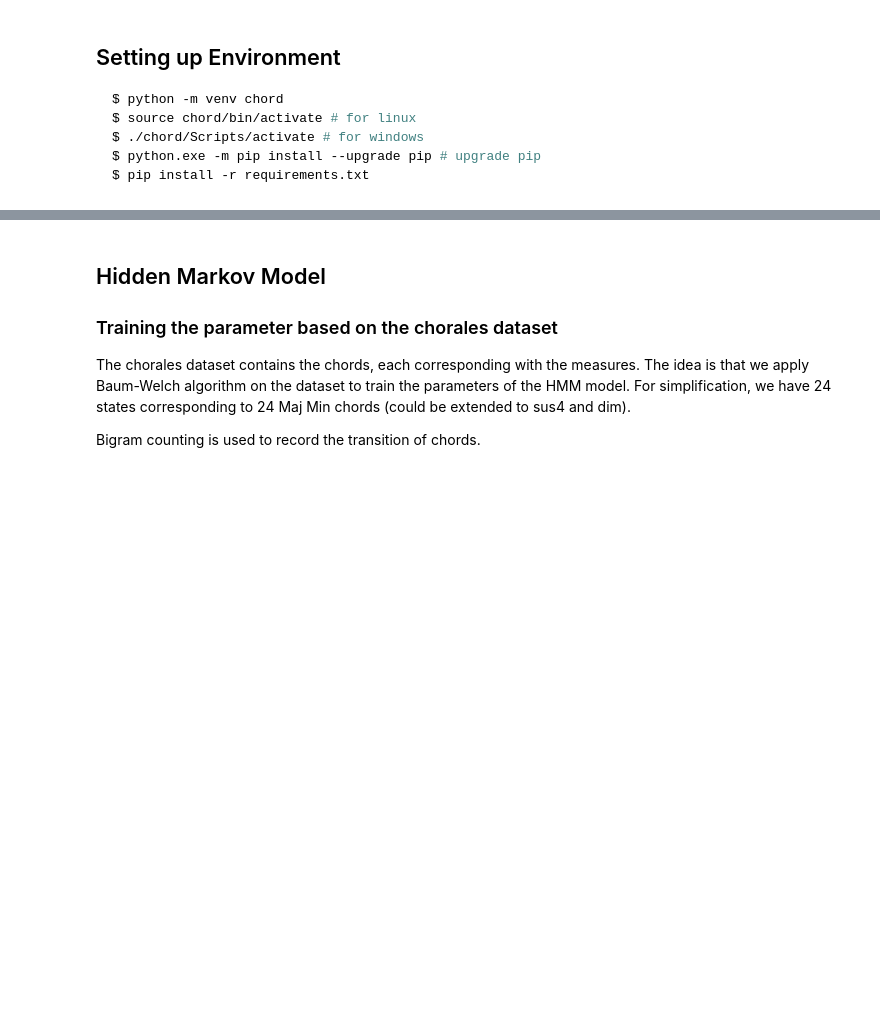
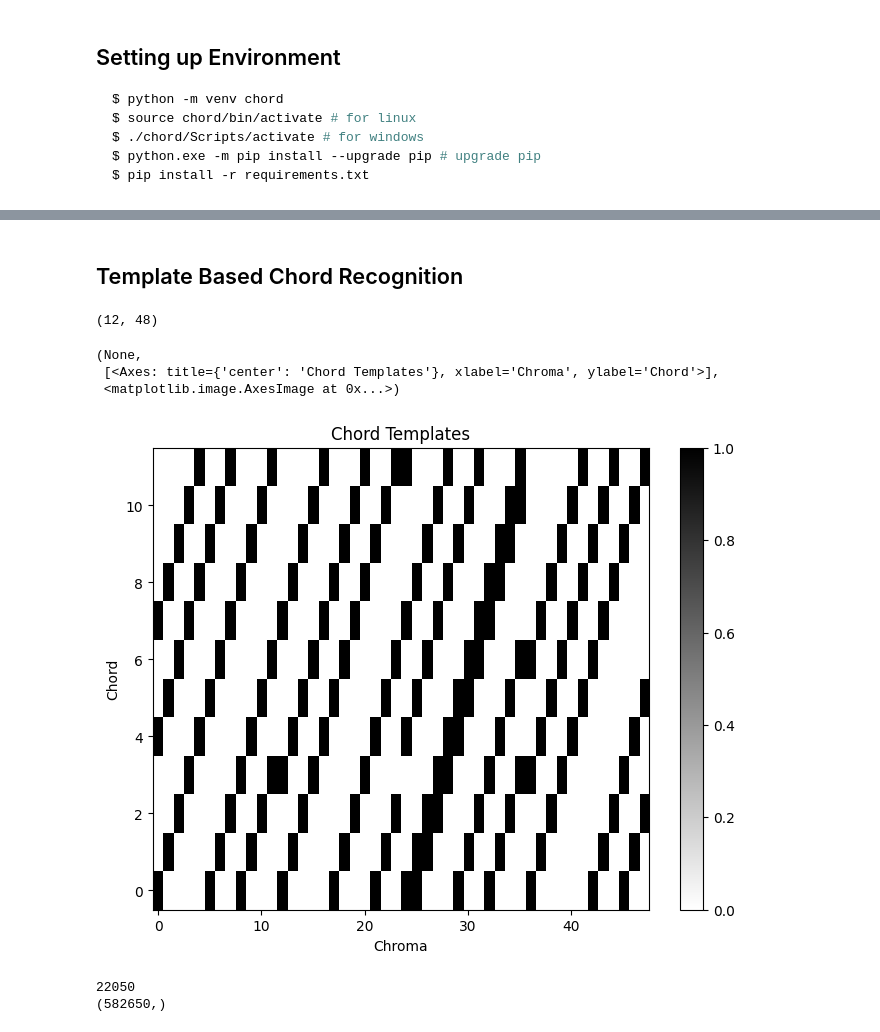
Before and after one commit to Kiro-V/Chord-Recognition, a Jupyter notebook: chord-recognition.ipynb, the cells around one changed output, grey strips where cells are left out. Saved outputs shown, nothing was run; the diff lists cells and outputs as text; code cells hidden in the pictures; blank space fills up the shorter version.

```diff
--- a/chord-recognition.ipynb
+++ b/chord-recognition.ipynb
@@ -104,6 +30,0 @@ plt.show()
-# %% [markdown]
-## Hidden Markov Model
-### Training the parameter based on the chorales dataset
-The chorales dataset contains the chords, each corresponding with the measures. The idea is that we apply Baum-Welch algorithm on the dataset to train the parameters of the HMM model. For simplification, we have 24 states corresponding to 24 Maj Min chords (could be extended to sus4 and dim).
-
-Bigram counting is used to record the transition of chords.
@@ -130,0 +31,2 @@ def estimate_hmm_parameters(data, n_states, n_iter=100):
+# %% [markdown]
+## Template Based Chord Recognition
@@ -130,0 +242,23 @@ def estimate_hmm_parameters(data, n_states, n_iter=100):
+# %%
+template = generate_chord_templates_extend()
+print(template.shape)
+# Plot
+fig, ax = plt.subplots(1, 1, figsize=(8, 6))
+libfmp.b.plot_matrix(template, ax=[ax], xlabel='Chroma', ylabel='Chord', title='Chord Templates', clim=[0, 1])
+# %% [output]
+(12, 48)
+(None,
+ [<Axes: title={'center': 'Chord Templates'}, xlabel='Chroma', ylabel='Chord'>],
+ <matplotlib.image.AxesImage at 0x...>)
+[figure, added]
+# %%
+# Compute chroma features
+# anti_hero_chord_progression.wave: Amaj, Emaj, Bmaj, C#maj
+fn_wav = 'resources/piano/antihero.mp3'
+ipd.Audio(fn_wav)
+x, fs = librosa.load(fn_wav)
+print(fs)
+print(x.shape)
+# %% [output]
+22050
+(582650,)
```
Also changed, not shown: parts of 10 cells of this notebook, 4 other files.
